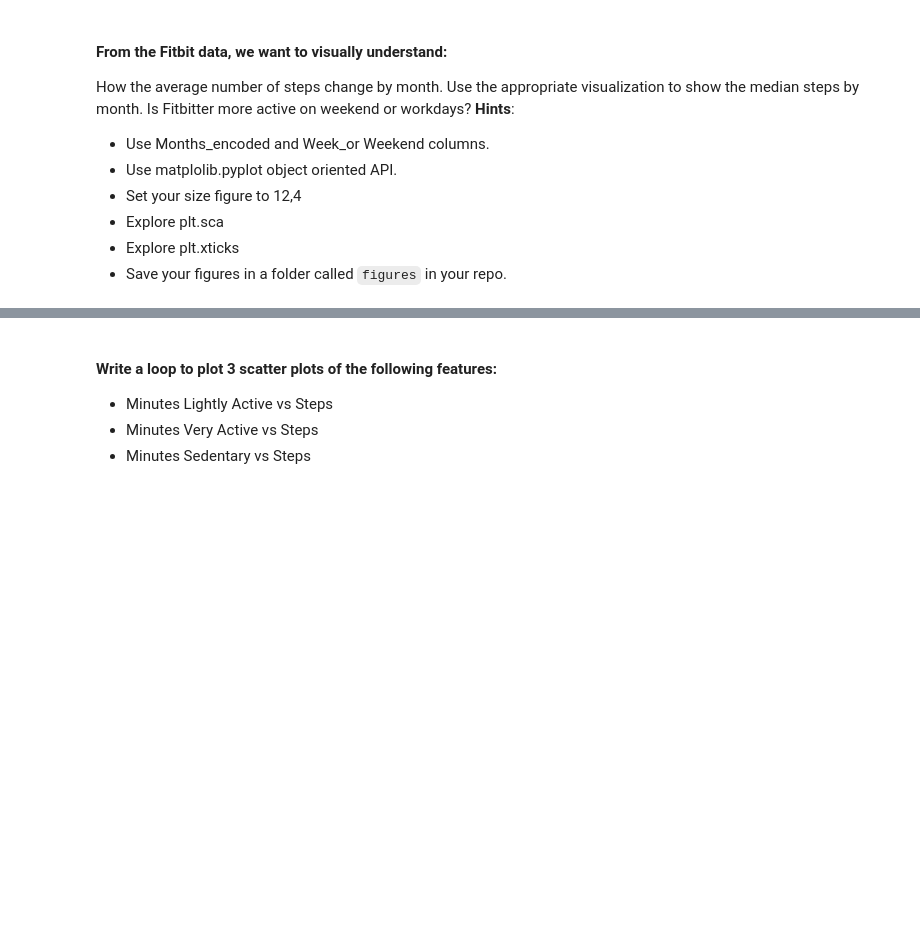
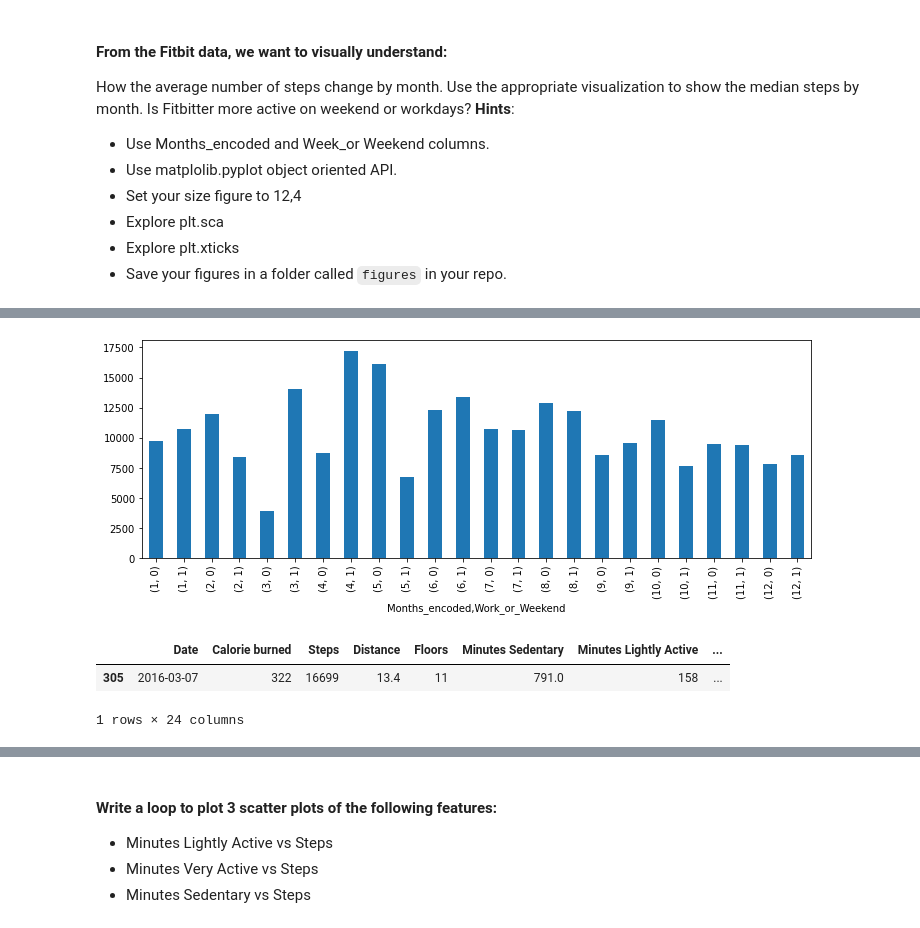
Before and after one commit to Ironhack-Data-Madrid-Octubre-2021/lab-matplotlib-seaborn, a Jupyter notebook: your-code/main.ipynb, the cells around one changed output, grey strips where cells are left out. Saved outputs shown, nothing was run; the diff lists cells and outputs as text; code cells hidden in the pictures; blank space fills up the shorter version.

```diff
--- a/your-code/main.ipynb
+++ b/your-code/main.ipynb
@@ -37,0 +68,11 @@ How the average number of steps change by month. Use the appropriate visualizati
+# %%
+#exploto plt.sca
+plt.sca(hola)
+# %% [output]
+[figure, added]
+# %%
+fitbit.sample()
+# %% [output]
+|  | Date | Calorie burned | Steps | Distance | Floors | Minutes Sedentary | Minutes Lightly Active | ... |
+| 305 | 2016-03-07 | 322 | 16699 | 13.4 | 11 | 791.0 | 158 | ... |
+1 rows × 24 columns
```
Also changed, not shown: parts of 48 cells of this notebook.
